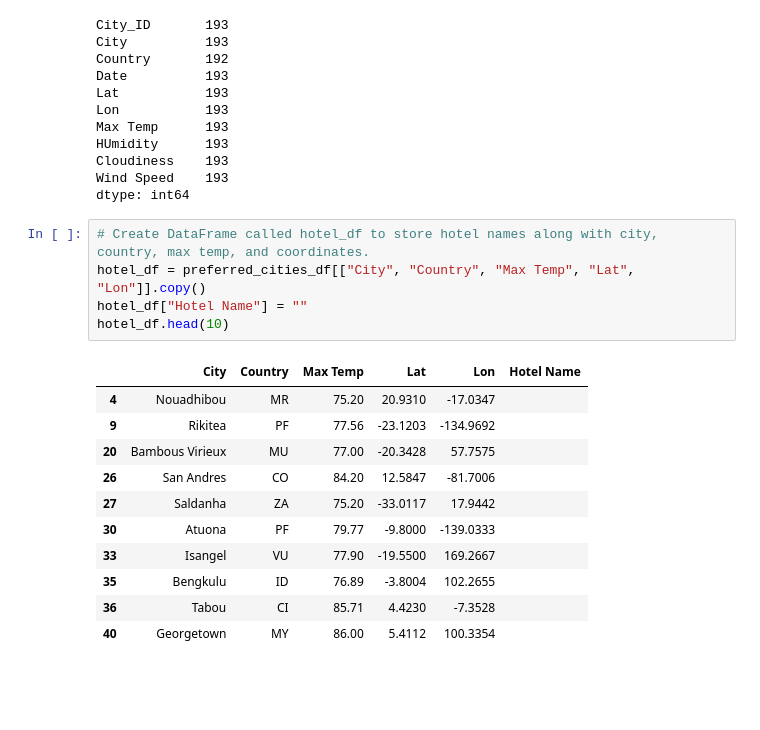
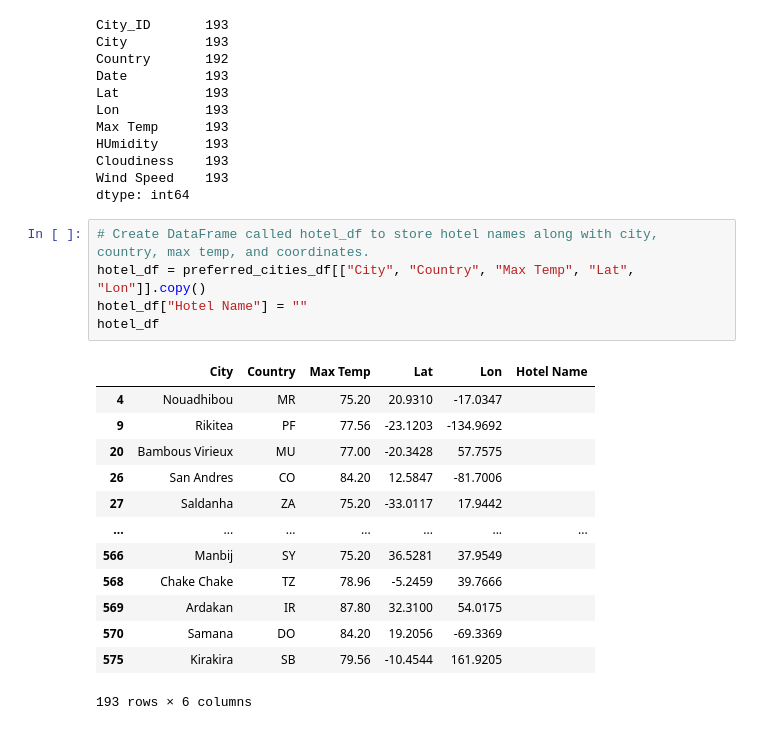
Before and after one commit to luzmariacabral/World_Weather_Analysis, a Jupyter notebook: VacationPy.ipynb, the cells around one changed output. Saved outputs shown, nothing was run; the diff lists cells and outputs as text; blank space fills up the shorter version.

Commit message:
vacation hotels

```diff
--- a/VacationPy.ipynb
+++ b/VacationPy.ipynb
@@ -139,20 +139,22 @@ dtype: int64
 # %%
 # Create DataFrame called hotel_df to store hotel names along with city, country, max temp, and coordinates.
 hotel_df = preferred_cities_df[["City", "Country", "Max Temp", "Lat", "Lon"]].copy()
 hotel_df["Hotel Name"] = ""
-hotel_df.head(10)
+hotel_df
 # %% [output]
 |  | City | Country | Max Temp | Lat | Lon | Hotel Name |
 | 4 | Nouadhibou | MR | 75.20 | 20.9310 | -17.0347 |  |
 | 9 | Rikitea | PF | 77.56 | -23.1203 | -134.9692 |  |
 | 20 | Bambous Virieux | MU | 77.00 | -20.3428 | 57.7575 |  |
 | 26 | San Andres | CO | 84.20 | 12.5847 | -81.7006 |  |
 | 27 | Saldanha | ZA | 75.20 | -33.0117 | 17.9442 |  |
-| 30 | Atuona | PF | 79.77 | -9.8000 | -139.0333 |  |
-| 33 | Isangel | VU | 77.90 | -19.5500 | 169.2667 |  |
-| 35 | Bengkulu | ID | 76.89 | -3.8004 | 102.2655 |  |
-| 36 | Tabou | CI | 85.71 | 4.4230 | -7.3528 |  |
-| 40 | Georgetown | MY | 86.00 | 5.4112 | 100.3354 |  |
+| ... | ... | ... | ... | ... | ... | ... |
+| 566 | Manbij | SY | 75.20 | 36.5281 | 37.9549 |  |
+| 568 | Chake Chake | TZ | 78.96 | -5.2459 | 39.7666 |  |
+| 569 | Ardakan | IR | 87.80 | 32.3100 | 54.0175 |  |
+| 570 | Samana | DO | 84.20 | 19.2056 | -69.3369 |  |
+| 575 | Kirakira | SB | 79.56 | -10.4544 | 161.9205 |  |
+193 rows × 6 columns
 # %%
 # Set parameters to search for a hotel.
 params = {
```
Also changed, not shown: parts of 4 cells of this notebook.
